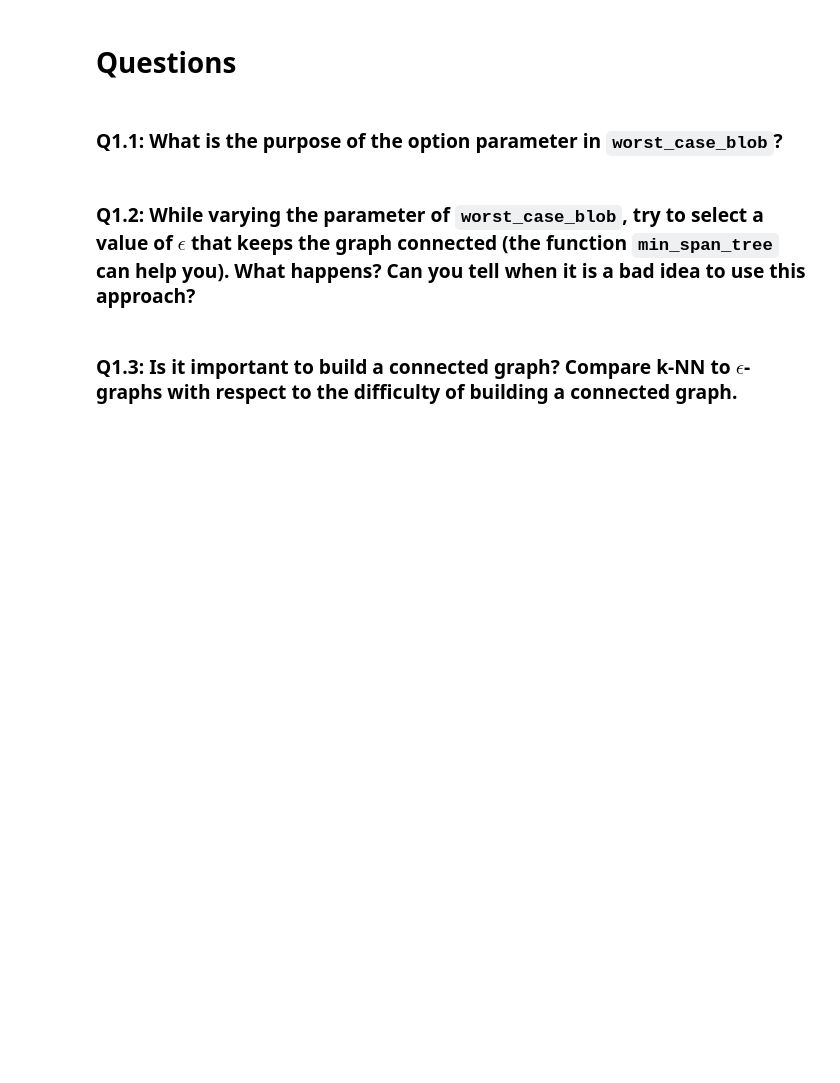
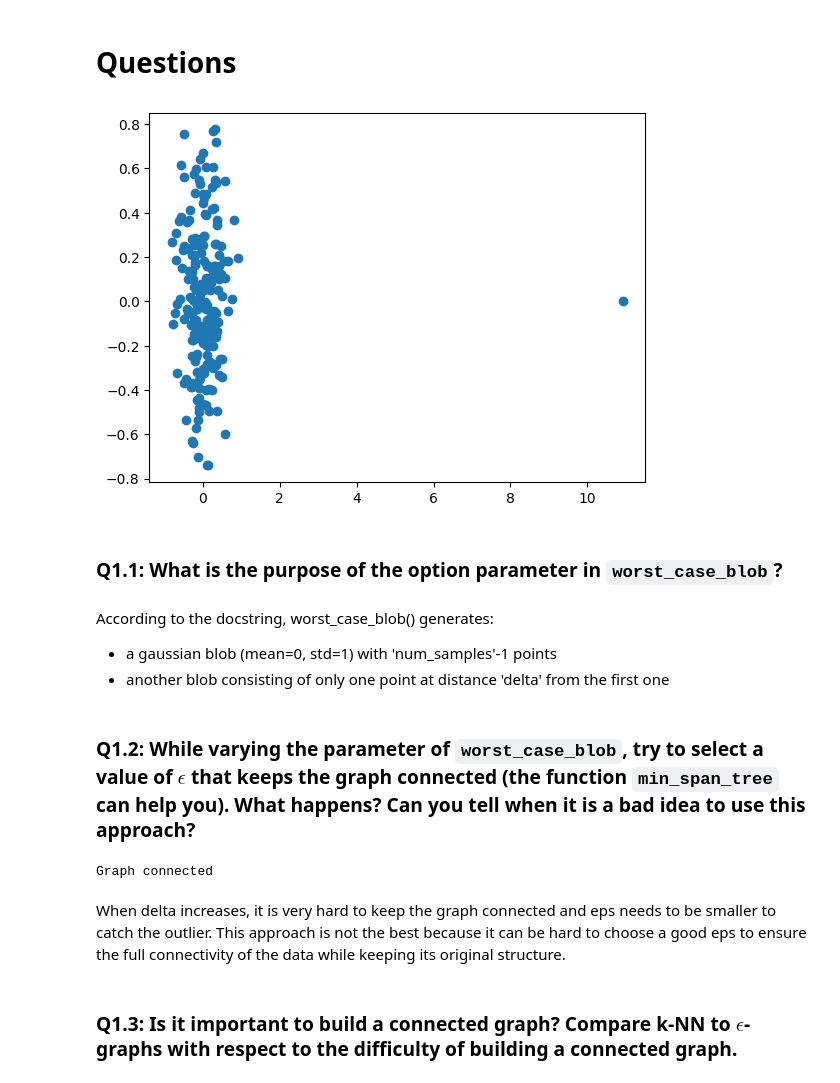
Before and after one commit to SoelMgd/MVA, a Jupyter notebook: Graphs_for_ML/spectral_clustering/spectral_clustering/spectral_clustering.ipynb, the cells around one changed output. Saved outputs shown, nothing was run; the diff lists cells and outputs as text; code cells hidden in the pictures; blank space fills up the shorter version.

```diff
--- a/Graphs_for_ML/spectral_clustering/spectral_clustering/spectral_clustering.ipynb
+++ b/Graphs_for_ML/spectral_clustering/spectral_clustering/spectral_clustering.ipynb
@@ -343,6 +337,19 @@ image_segmentation()
 # %% [markdown]
 # Questions
+# %%
+# Example
+
+X, Y = worst_case_blob(num_samples=200, delta=10)
+plot_clusters(X, Y, fignum=str(fn))
+
+# You can check the documentation of each function to see the optional parameters, e.g.:
+# %% [output]
+[figure, added]
 # %% [markdown]
 ### Q1.1: What is the purpose of the option parameter in `worst_case_blob`?
+# %% [markdown]
+According to the docstring, worst_case_blob() generates:
+- a gaussian blob (mean=0, std=1) with 'num_samples'-1 points
+- another blob consisting of only one point at distance 'delta' from the first one
 # %% [markdown]
 ### Q1.2: While varying the parameter of `worst_case_blob`, try to select a value of $\epsilon$ that keeps the graph connected (the function `min_span_tree` can help you). What happens? Can you tell when it is a bad idea to use this approach?
@@ -351,2 +356,16 @@ min_span_tree?
+# %%
+num_samples = 200
+X, Y = worst_case_blob(num_samples=num_samples, delta=2)
+W = build_similarity_graph(X, eps=0.05)
+
+span_tree = min_span_tree(W)
+if np.sum(span_tree)==num_samples-1:
+    print("Graph connected")
+else:
+    print("Graph not connected")
+# %% [output]
+Graph connected
+# %% [markdown]
+When delta increases, it is very hard to keep the graph connected and eps needs to be smaller to catch the outlier. This approach is not the best because it can be hard to choose a good eps to ensure the full connectivity of the data while keeping its original structure.
 # %% [markdown]
 ### Q1.3: Is it important to build a connected graph? Compare k-NN to $\epsilon$-graphs with respect to the difficulty of building a connected graph.
```
Also changed, not shown: parts of 38 cells of this notebook, 1 other file.
